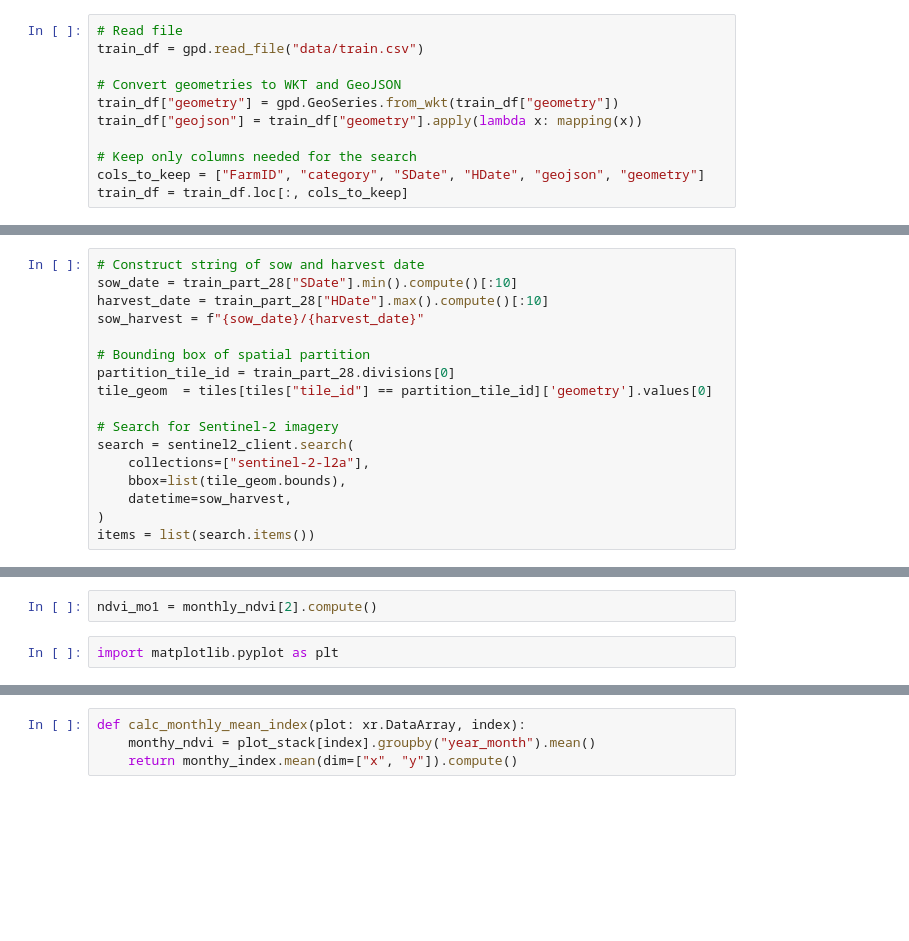
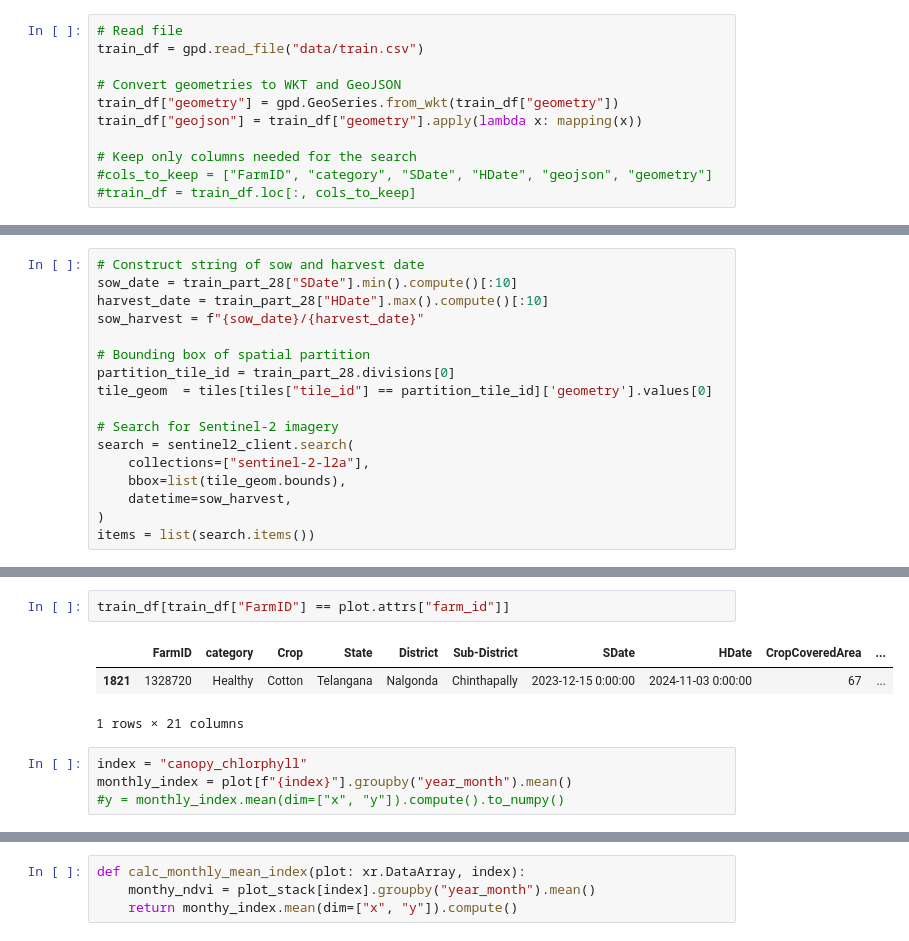
Before and after one commit to manukala6/crop_health_monitor, a Jupyter notebook: collect_time_series.ipynb, the cells around one changed output, grey strips where cells are left out. Drawn from its saved outputs; the diff is of its cells as text; blank space fills up the shorter version.

```diff
--- a/collect_time_series.ipynb
+++ b/collect_time_series.ipynb
@@ -30,8 +33,8 @@ train_df["geometry"] = gpd.GeoSeries.from_wkt(train_df["geometry"])
 train_df["geojson"] = train_df["geometry"].apply(lambda x: mapping(x))
 
 # Keep only columns needed for the search
-cols_to_keep = ["FarmID", "category", "SDate", "HDate", "geojson", "geometry"]
-train_df = train_df.loc[:, cols_to_keep]
+#cols_to_keep = ["FarmID", "category", "SDate", "HDate", "geojson", "geometry"]
+#train_df = train_df.loc[:, cols_to_keep]
 # %%
 # Build uniform 0.5° grid from Telanga boundaries
 study_area = gpd.read_file("data/shp/telangana.shp")
@@ -227,6 +220,12 @@ Attributes: (0)
-# %%
-ndvi_mo1 = monthly_ndvi[2].compute()
-# %%
-import matplotlib.pyplot as plt
+# %%
+train_df[train_df["FarmID"] == plot.attrs["farm_id"]]
+# %% [output]
+|  | FarmID | category | Crop | State | District | Sub-District | SDate | HDate | CropCoveredArea | ... |
+| 1821 | 1328720 | Healthy | Cotton | Telangana | Nalgonda | Chinthapally | 2023-12-15 0:00:00 | 2024-11-03 0:00:00 | 67 | ... |
+1 rows × 21 columns
+# %%
+index = "canopy_chlorphyll"
+monthly_index = plot[f"{index}"].groupby("year_month").mean()
+#y = monthly_index.mean(dim=["x", "y"]).compute().to_numpy()
 # %%
 # Plot figure with 6 subplots
```
Also changed, not shown: parts of 8 cells of this notebook.
